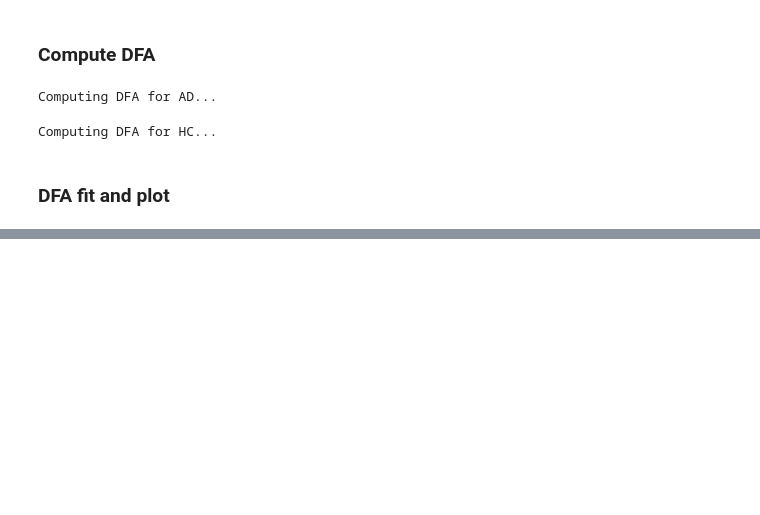
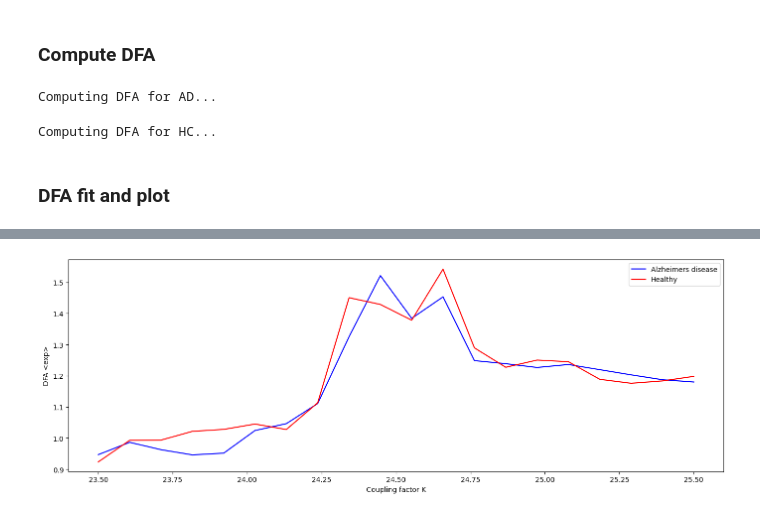
Before and after one commit to Grega2804/GABS-Project, a Jupyter notebook: Code/notebook.ipynb, the cells around one changed output, grey strips where cells are left out. Cells and saved outputs as stored; diff of their text form; code cells hidden in the pictures; blank space fills up the shorter version.

```diff
--- a/Code/notebook.ipynb
+++ b/Code/notebook.ipynb
@@ -627,0 +729,33 @@ HC α = 0.985
+# %%
+
+alpha_ads=[]
+alpha_hcs=[]
+
+for F_ad,F_hc in zip(F_ads,F_hcs):
+    fitting_range = (1, 50000)
+
+    alpha_ad, intercept_ad = compute_DFA(segment_sizes, F_ad, fitting_range)
+    alpha_hc, intercept_hc = compute_DFA(segment_sizes, F_hc, fitting_range)
+
+    n_cycles = segment_sizes * freq / sampling_rate
+    idx_fit = (segment_sizes > fitting_range[0]) & (segment_sizes < fitting_range[1])
+
+    alpha_ads.append(alpha_ad)
+    alpha_hcs.append(alpha_hc)
+
+
+fig, ax = plt.subplots(1, 1, figsize=(14, 5))
+x_axis=k_values
+ax.plot(x_axis,alpha_ads,color="blue",label="Alzheimers disease")
+ax.plot(x_axis,alpha_hcs,color="red",label="Healthy")
+ax.set(title="",xlabel="Coupling factor K",ylabel="DFA <exp>")
+
+#print(x_axis)
+#print(alpha_ads)
+#print(alpha_hcs)
+
+plt.legend()
+plt.tight_layout()
+plt.show()
+# %% [output]
+[figure, added]
```
Also changed, not shown: parts of 12 cells of this notebook.
